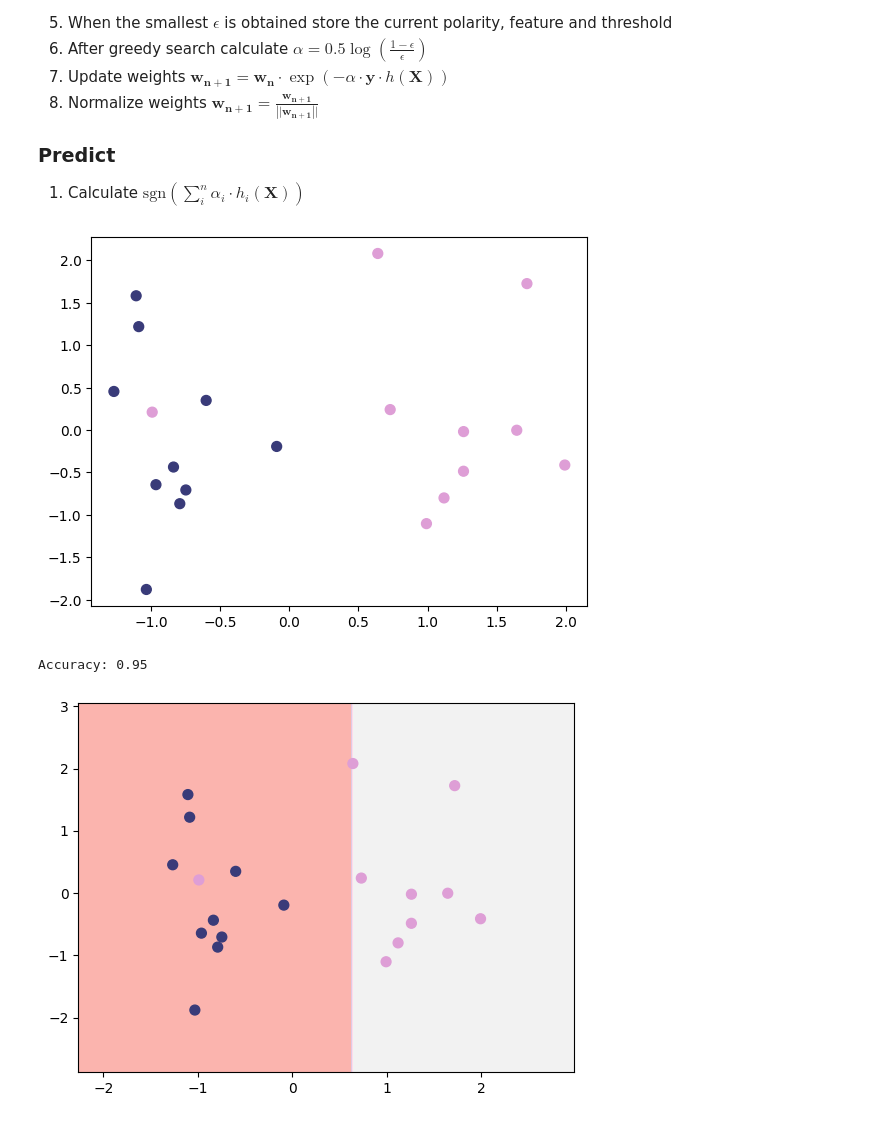
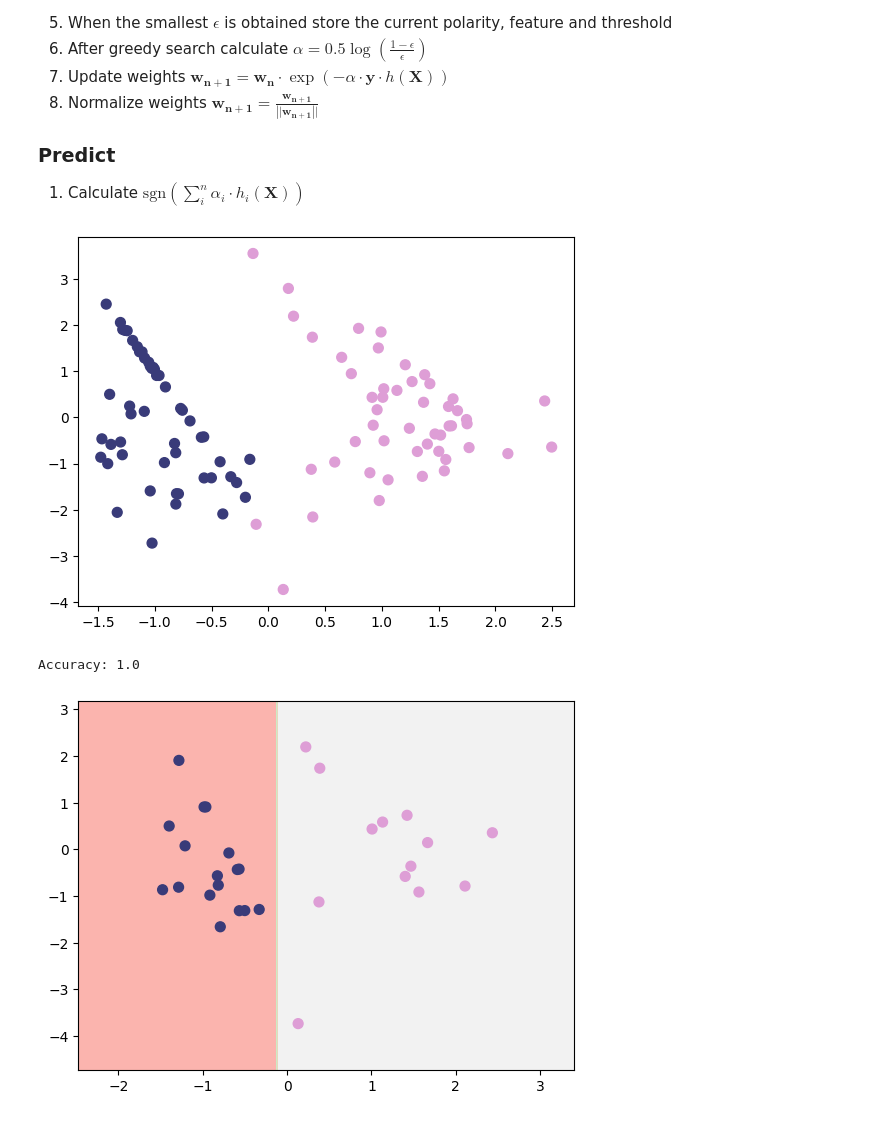
Before and after one commit to daredevil9215/MLFS, a Jupyter notebook: AdaBoost.ipynb, the cells around one changed output. Saved outputs shown, nothing was run; the diff lists cells and outputs as text; code cells hidden in the pictures.

```diff
--- a/AdaBoost.ipynb
+++ b/AdaBoost.ipynb
@@ -129,18 +221,23 @@ class AdaBoost:
 # %%
+from sklearn.model_selection import train_test_split
 from sklearn.datasets import make_classification
 
-X, y = make_classification(n_samples=20, n_features=2, n_classes=2, n_informative=2, n_redundant=0)
+X, y = make_classification(n_samples=100, n_features=2, n_classes=2, n_informative=2, n_redundant=0)
 y = np.where(y != 1, -1, 1)
 plot_2d_clf_problem(X, y)
 # %% [output]
-[figure, old version]
+[figure, new version]
+# %%
+X_train, X_test, y_train, y_test = train_test_split(X, y, test_size=0.3)
 # %%
 model = AdaBoost()
-model.fit(X, y)
-y_pred = model.predict(X)
-print(f'Accuracy: {np.mean(y_pred == y)}')
-plot_2d_clf_problem(X, y, model.predict)
+model.fit(X_train, y_train)
+
+y_pred = model.predict(X_test)
+print(f'Accuracy: {np.mean(y_pred == y_test)}')
+
+plot_2d_clf_problem(X_test, y_test, model.predict)
 plt.show()
 # %% [output]
-Accuracy: 0.95
+Accuracy: 1.0
-[figure, old version]
+[figure, new version]
```
Also changed, not shown: parts of 2 cells of this notebook.
